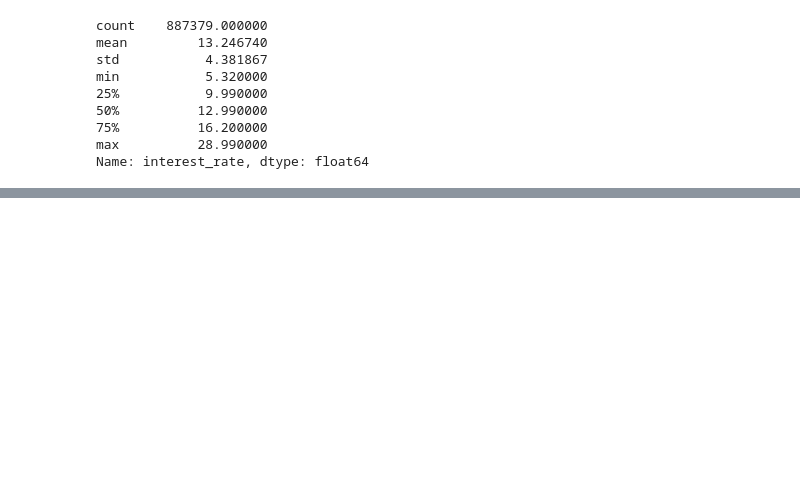
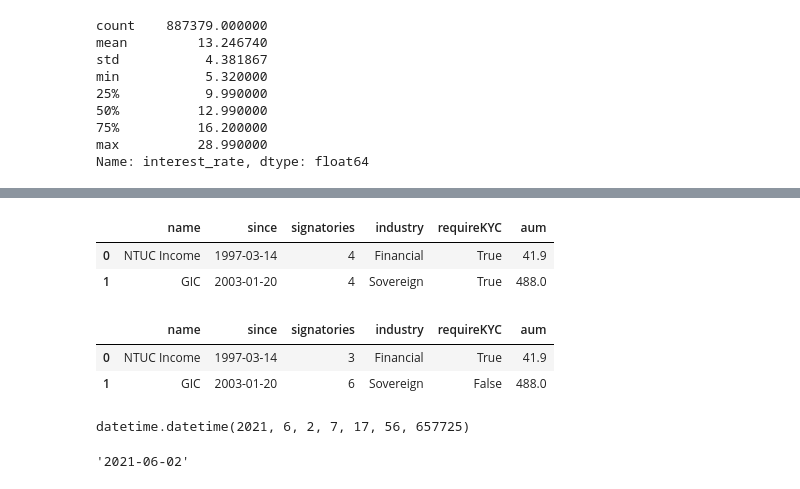
Before and after one commit to onlyphantom/python4bankers, a Jupyter notebook: analysis.ipynb, the cells around one changed output, grey strips where cells are left out. Cells and saved outputs as stored; diff of their text form; code cells hidden in the pictures; blank space fills up the shorter version.

```diff
--- a/analysis.ipynb
+++ b/analysis.ipynb
@@ -244,0 +329,14 @@ Name: interest_rate, dtype: float64
+# %%
+backup['requireKYC'] = True
+backup['signatories'] = 4
+backup
+# %% [output]
+|  | name | since | signatories | industry | requireKYC | aum |
+| 0 | NTUC Income | 1997-03-14 | 4 | Financial | True | 41.9 |
+| 1 | GIC | 2003-01-20 | 4 | Sovereign | True | 488.0 |
+# %%
+customerdf.head(2)
+# %% [output]
+|  | name | since | signatories | industry | requireKYC | aum |
+| 0 | NTUC Income | 1997-03-14 | 3 | Financial | True | 41.9 |
+| 1 | GIC | 2003-01-20 | 6 | Sovereign | False | 488.0 |
@@ -244,0 +345,9 @@ Name: interest_rate, dtype: float64
+# %%
+d = datetime.now()
+d
+# %% [output]
+datetime.datetime(2021, 6, 2, 7, 17, 56, 657725)
+# %%
+d.date().isoformat()
+# %% [output]
+'2021-06-02'
```
Also changed, not shown: parts of 16 cells of this notebook, 3 other files.
